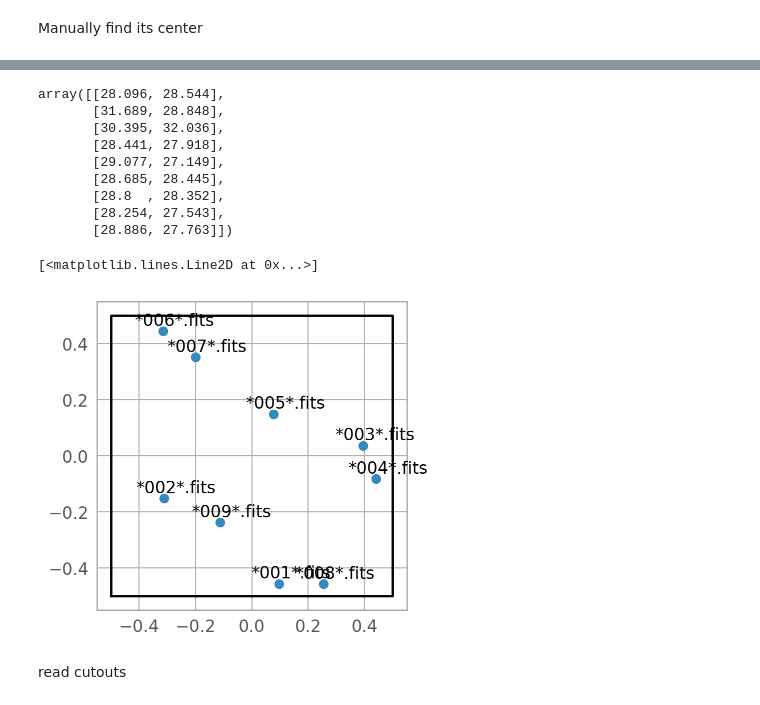
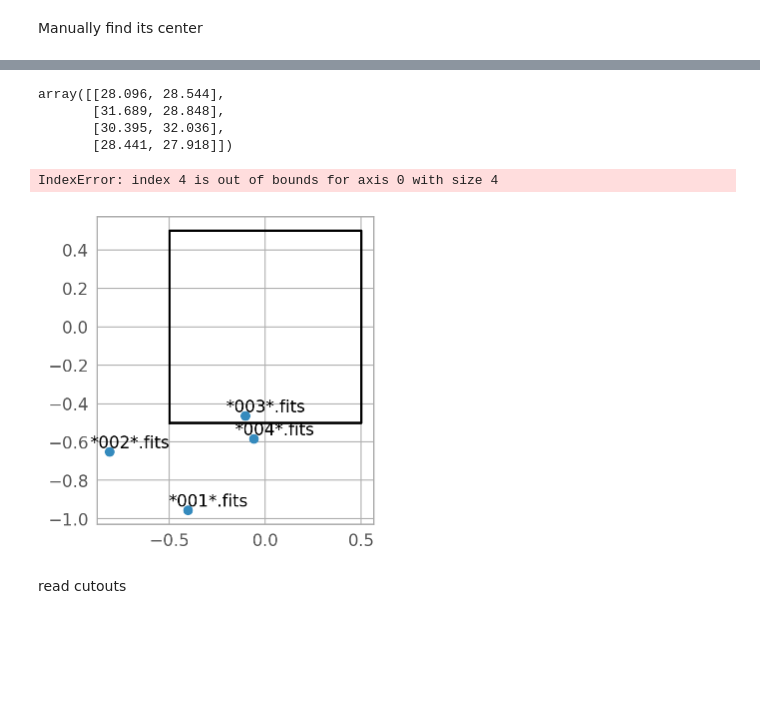
Before and after one commit to Chisen-Lupus/proper-dither, a Jupyter notebook: demo.ipynb, the cells around one changed output, grey strips where cells are left out. Drawn from its saved outputs; the diff is of its cells as text; code cells hidden in the pictures; blank space fills up the shorter version.

```diff
--- a/demo.ipynb
+++ b/demo.ipynb
@@ -121,7 +130,7 @@ for fits_path in img_paths:
     filename = os.path.basename(fits_path)
     cutout_path = os.path.join(cutout_dir, filename[:-5]+'_cutout.fits')
     try:
-        create_cutout_fits(fits_path, cutout_path, agn_coord, 2)
+        create_cutout_fits(fits_path, cutout_path, agn_coord, radius)
     except OSError as E:
         print(f'  ERROR: {E}')
     cutout_paths.append(cutout_path)
@@ -357,3 +289,7 @@ Set OBSGEO-H to 1540420345.737 from OBSGEO-[XYZ]'. [astropy.wcs.wcs]
 ## perform addition
 # %% [markdown]
 Manually find its center
+# %%
+cx, cy, _ = get_pixel_center_coordinate(cutout_paths[0])
+
+cx, cy
@@ -364,43 +318,45 @@ for i in range(9):
     with fits.open(cutout_paths[i]) as hdul:
         data = hdul[1].data
     mean, median, std = sigma_clipped_stats(data, sigma=3.0)
-    daofind = DAOStarFinder(fwhm=3.0, threshold=5.0*std)
+    daofind = DAOStarFinder(fwhm=3.0, threshold=20.0*std)
     sources = daofind(data - median)
-    source = sources[sources['flux']==np.max(sources['flux'])][0]
+    # print(len(sources))
+    distances_to_center = (sources['xcentroid'] - cx)**2 + (sources['ycentroid'] - cy)**2
+    source = sources[distances_to_center==np.min(distances_to_center)][0]
     x = source['xcentroid']
     y = source['ycentroid']
     centroids.append([x, y])
 centroids = np.array(centroids)
 
+centroids = centroids[:4]
+
 centroids
 # %% [output]
 array([[28.096, 28.544],
        [31.689, 28.848],
        [30.395, 32.036],
-       [28.441, 27.918],
-       [29.077, 27.149],
-       [28.685, 28.445],
-       [28.8  , 28.352],
-       [28.254, 27.543],
-       [28.886, 27.763]])
+       [28.441, 27.918]])
 # %%
 centroids_floor = np.around(centroids).astype(np.int64)
 centroids_dec = centroids - centroids_floor
 
+centroids_dec -= 0.5
+
 plt.figure(figsize=[4, 4])
 plt.scatter(*centroids_dec.T)
+plt.plot([-0.5, 0.5, 0.5, -0.5, -0.5], [-0.5, -0.5, 0.5, 0.5, -0.5], c='k')
+plt.gca().set_aspect('equal')
 for i in range(9):
     plt.text(centroids_dec[i, 0]-0.1, centroids_dec[i, 1]+0.02, '*'+cutout_paths[i][47:50]+'*.fits')
-plt.plot([-0.5, 0.5, 0.5, -0.5, -0.5], [-0.5, -0.5, 0.5, 0.5, -0.5], c='k')
 # plt.plot([0, 1], [1/3, 1/3], c='k')
 # plt.plot([0, 1], [2/3, 2/3], c='k')
 # plt.plot([1/3, 1/3], [0, 1], c='k')
 # plt.plot([2/3, 2/3], [0, 1], c='k')
 
 # manual_shift = np.array([[0, 1], [1, 2], [1, 0], [0, 2], [0, 0], [2, 1], [2, 0], [1, 1], [2, 2]])
 # %% [output]
-[<matplotlib.lines.Line2D at 0x...>]
+IndexError: index 4 is out of bounds for axis 0 with size 4
-[figure, old version]
+[figure, new version]
 # %%
 
 # factor = 3
```
Also changed, not shown: parts of 33 cells of this notebook.
